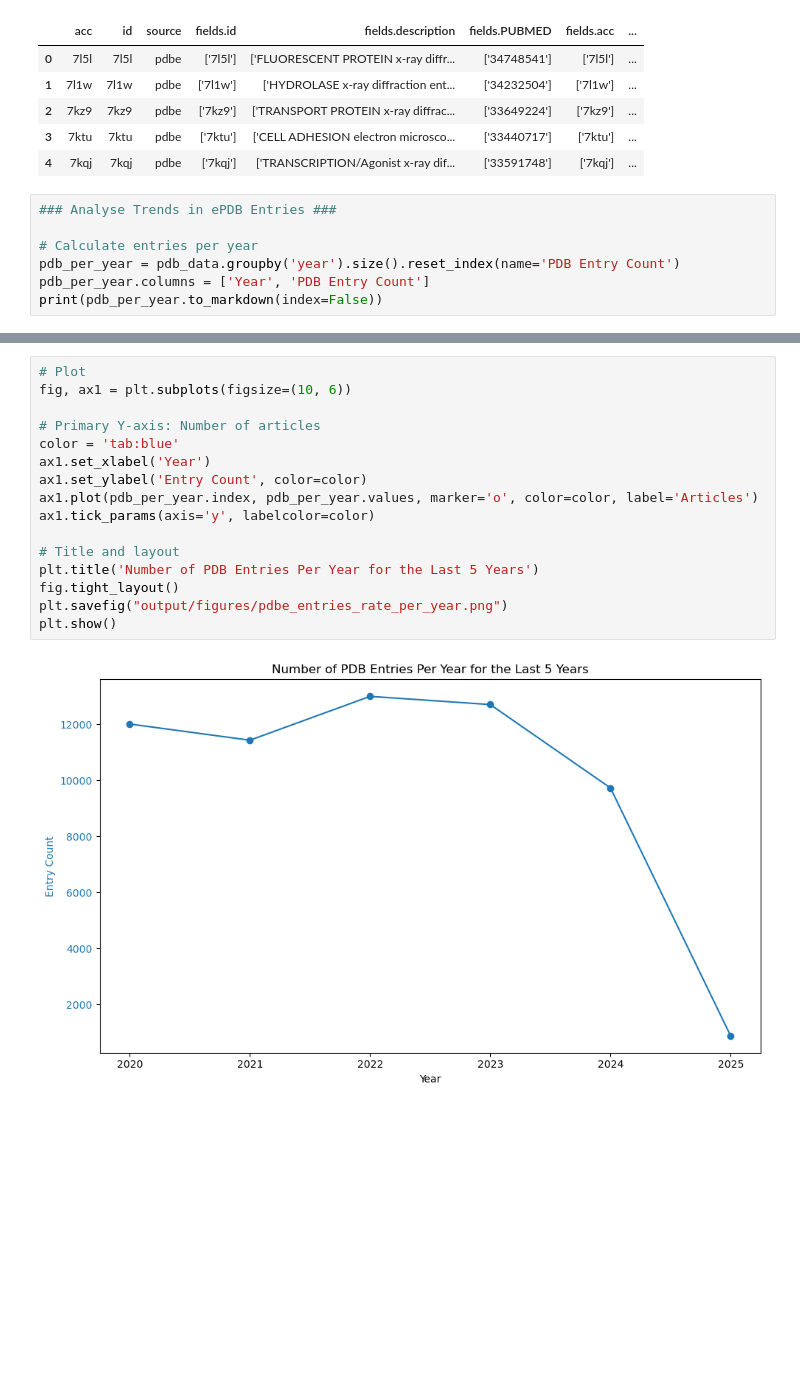
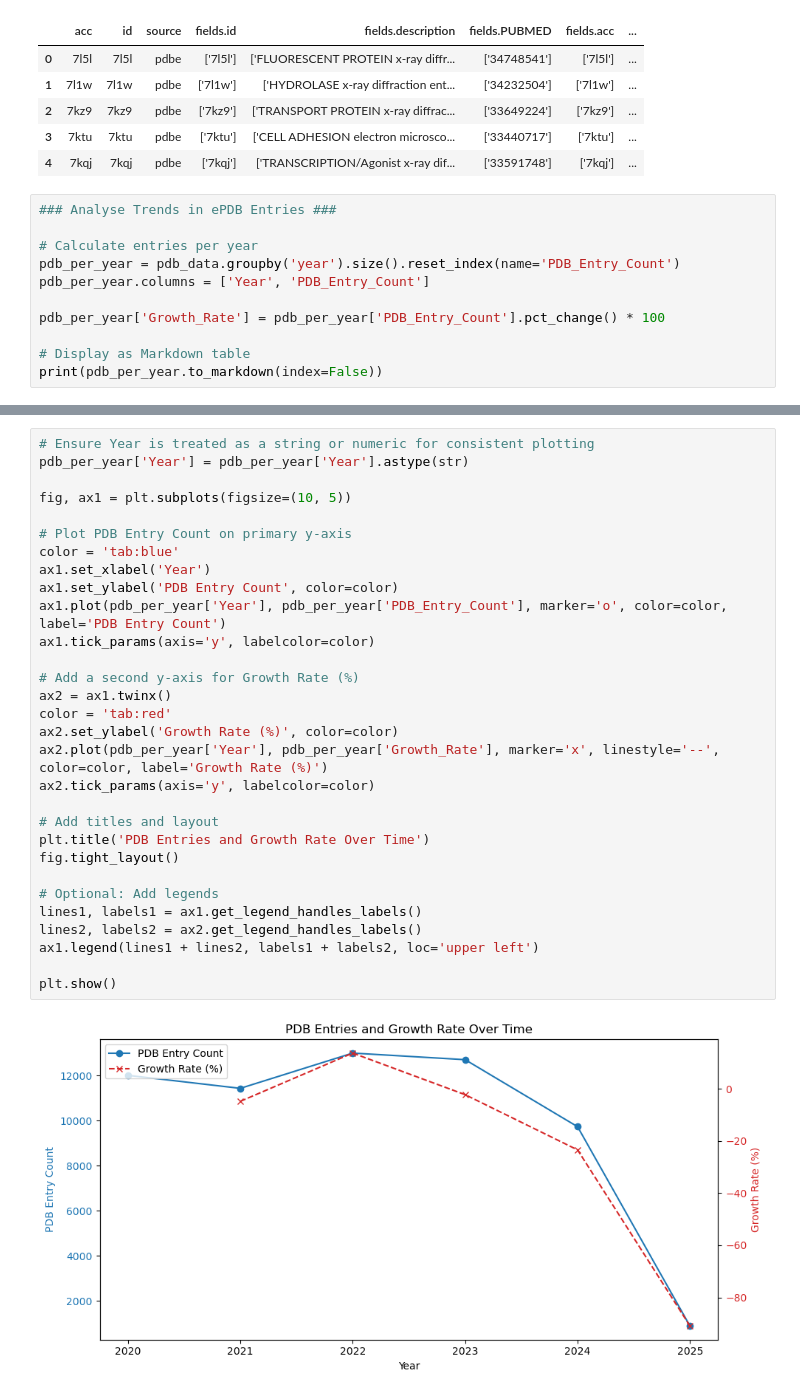
Before and after one commit to amyduguid2/PDB_Analysis, a Jupyter notebook: notebooks/analysis.ipynb, the cells around one changed output, grey strips where cells are left out. Drawn from its saved outputs; the diff is of its cells as text; blank space fills up the shorter version.

```diff
--- a/notebooks/analysis.ipynb
+++ b/notebooks/analysis.ipynb
@@ -440,7 +440,11 @@ pdb_data.head()
 ### Analyse Trends in ePDB Entries ###
 
 # Calculate entries per year
-pdb_per_year = pdb_data.groupby('year').size().reset_index(name='PDB Entry Count')
-pdb_per_year.columns = ['Year', 'PDB Entry Count']
+pdb_per_year = pdb_data.groupby('year').size().reset_index(name='PDB_Entry_Count')
+pdb_per_year.columns = ['Year', 'PDB_Entry_Count']
+
+pdb_per_year['Growth_Rate'] = pdb_per_year['PDB_Entry_Count'].pct_change() * 100
+
+# Display as Markdown table
 print(pdb_per_year.to_markdown(index=False))
 # %% [output]
@@ -455,18 +459,32 @@ print(pdb_per_year.to_markdown(index=False))
-# %%
-# Plot
-fig, ax1 = plt.subplots(figsize=(10, 6))
-
-# Primary Y-axis: Number of articles
-color = 'tab:blue'
-ax1.set_xlabel('Year')
-ax1.set_ylabel('Entry Count', color=color)
-ax1.plot(pdb_per_year.index, pdb_per_year.values, marker='o', color=color, label='Articles')
-ax1.tick_params(axis='y', labelcolor=color)
-
-# Title and layout
-plt.title('Number of PDB Entries Per Year for the Last 5 Years')
-fig.tight_layout()
-plt.savefig("output/figures/pdbe_entries_rate_per_year.png")
-plt.show()
-# %% [output]
-[figure, removed]
+# %%
+# Ensure Year is treated as a string or numeric for consistent plotting
+pdb_per_year['Year'] = pdb_per_year['Year'].astype(str)
+
+fig, ax1 = plt.subplots(figsize=(10, 5))
+
+# Plot PDB Entry Count on primary y-axis
+color = 'tab:blue'
+ax1.set_xlabel('Year')
+ax1.set_ylabel('PDB Entry Count', color=color)
+ax1.plot(pdb_per_year['Year'], pdb_per_year['PDB_Entry_Count'], marker='o', color=color, label='PDB Entry Count')
+ax1.tick_params(axis='y', labelcolor=color)
+
+# Add a second y-axis for Growth Rate (%)
+ax2 = ax1.twinx()
+color = 'tab:red'
+ax2.set_ylabel('Growth Rate (%)', color=color)
+ax2.plot(pdb_per_year['Year'], pdb_per_year['Growth_Rate'], marker='x', linestyle='--', color=color, label='Growth Rate (%)')
+ax2.tick_params(axis='y', labelcolor=color)
+
+# Add titles and layout
+plt.title('PDB Entries and Growth Rate Over Time')
+fig.tight_layout()
+
+# Optional: Add legends
+lines1, labels1 = ax1.get_legend_handles_labels()
+lines2, labels2 = ax2.get_legend_handles_labels()
+ax1.legend(lines1 + lines2, labels1 + labels2, loc='upper left')
+
+plt.show()
+# %% [output]
+[figure, added]
```
Also changed, not shown: parts of 1 cell of this notebook, 2 other files.
